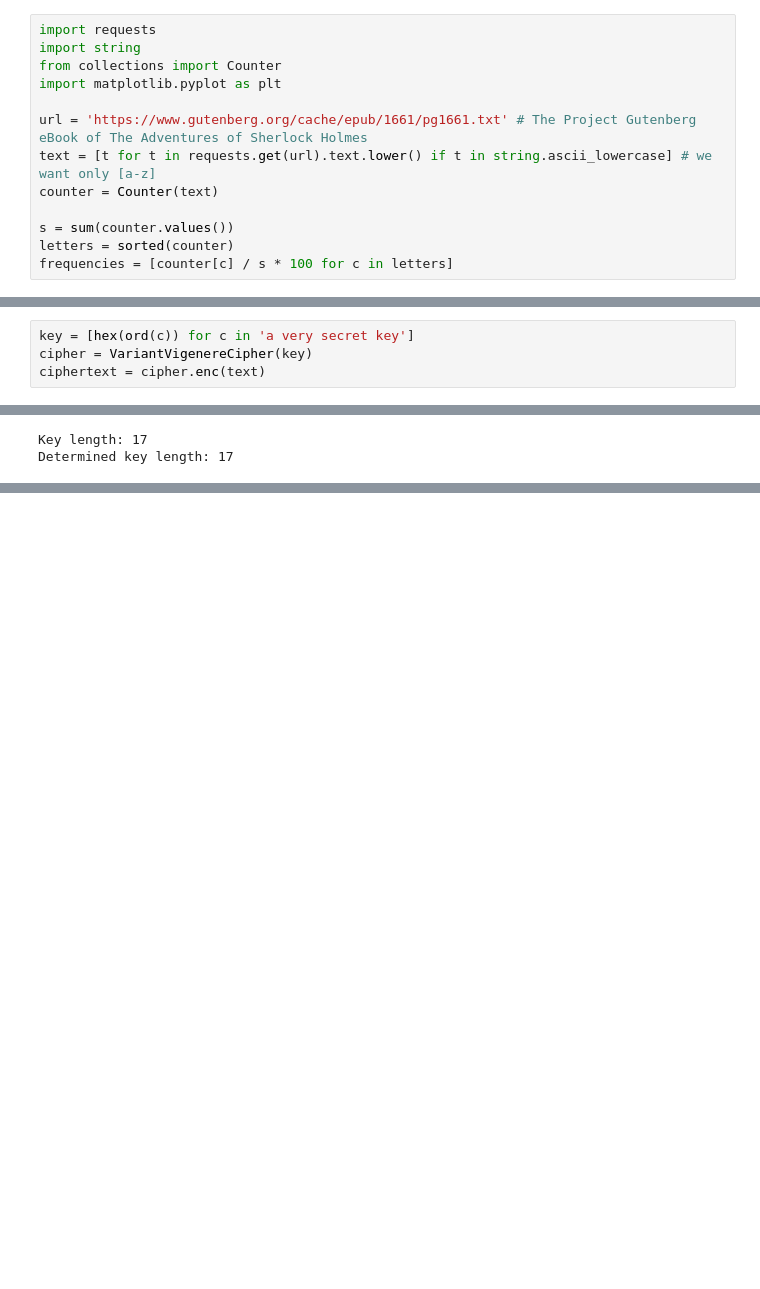
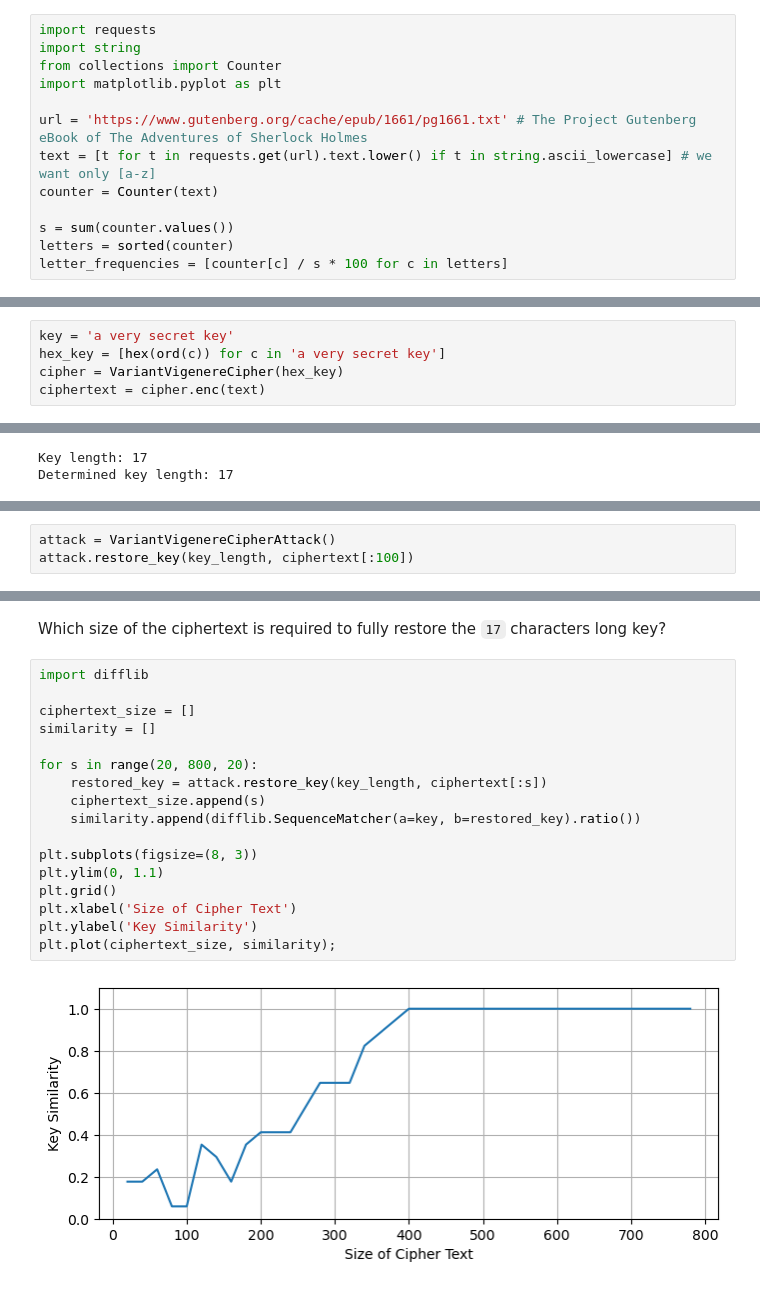
Before and after one commit to thomd/notes-on-cryptography, a Jupyter notebook: private-key-encryption.ipynb, the cells around one changed output, grey strips where cells are left out. Cells and saved outputs as stored; diff of their text form; blank space fills up the shorter version.

Commit message:
attacking vigenere cipher

```diff
--- a/private-key-encryption.ipynb
+++ b/private-key-encryption.ipynb
@@ -199,6 +192,6 @@ counter = Counter(text)
 
 s = sum(counter.values())
 letters = sorted(counter)
-frequencies = [counter[c] / s * 100 for c in letters]
+letter_frequencies = [counter[c] / s * 100 for c in letters]
 # %%
 fig, ax = plt.subplots(figsize=(10, 3))
@@ -290,7 +283,8 @@ text = [t for t in requests.get(url).text if ord(t) in list(range(32,127))] # we
 text = "".join(text)
 # %%
-key = [hex(ord(c)) for c in 'a very secret key']
-cipher = VariantVigenereCipher(key)
+key = 'a very secret key'
+hex_key = [hex(ord(c)) for c in 'a very secret key']
+cipher = VariantVigenereCipher(hex_key)
 ciphertext = cipher.enc(text)
 # %% [markdown]
 #### Determine the Key Length
@@ -355,0 +391,3 @@ Determined key length: 17
+# %%
+attack = VariantVigenereCipherAttack()
+attack.restore_key(key_length, ciphertext[:100])
@@ -355,0 +400,21 @@ Determined key length: 17
+# %% [markdown]
+Which size of the ciphertext is required to fully restore the `17` characters long key?
+# %%
+import difflib
+
+ciphertext_size = []
+similarity = []
+
+for s in range(20, 800, 20):
+    restored_key = attack.restore_key(key_length, ciphertext[:s])
+    ciphertext_size.append(s)
+    similarity.append(difflib.SequenceMatcher(a=key, b=restored_key).ratio())
+
+plt.subplots(figsize=(8, 3))
+plt.ylim(0, 1.1)
+plt.grid()
+plt.xlabel('Size of Cipher Text')
+plt.ylabel('Key Similarity')
+plt.plot(ciphertext_size, similarity);
+# %% [output]
+[figure, added]
```
Also changed, not shown: parts of 12 cells of this notebook, 1 other file.
